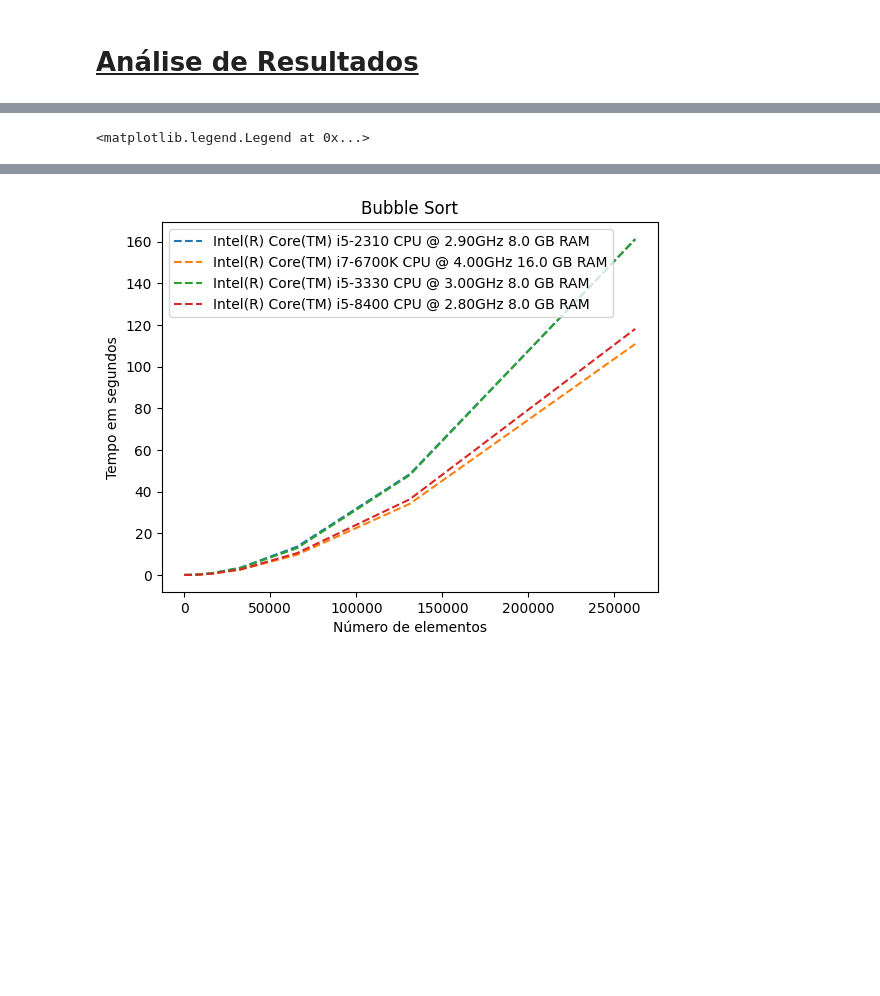
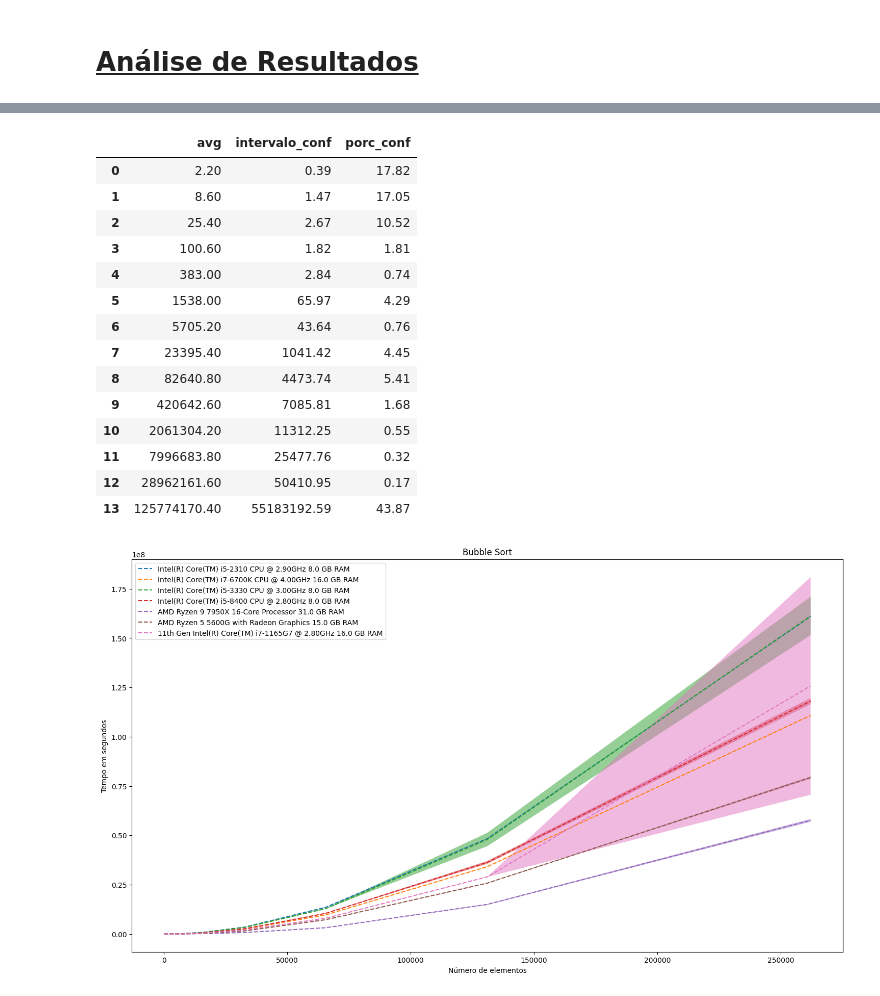
Before and after one commit to GuilhermeVaz1/Projeto_Probabilidade_Estatistica, a Jupyter notebook: analysis.ipynb, the cells around one changed output, grey strips where cells are left out. Cells and saved outputs as stored; diff of their text form; code cells hidden in the pictures; blank space fills up the shorter version.

```diff
--- a/analysis.ipynb
+++ b/analysis.ipynb
@@ -67,17 +71,26 @@ Podemos ver claramente que o merge Sort começa a tender para um comportamento $
 # %%
+pd.options.display.float_format = '{:.2f}'.format
 cur.execute('SELECT cpu, ram FROM hardware')
+plt.figure(figsize=(18,10))
 for cpu, ram in cur.fetchall():
     cur.execute(f"SELECT id FROM hardware WHERE cpu='{cpu}' AND ram={ram}")
     hardware_id = cur.fetchone()[0]
     cur.execute(f'SELECT * FROM merge({hardware_id}) WHERE size > 16')
     merge_results = pd.DataFrame(cur.fetchall(), columns=[f'{cpu} {str(ram)} GB RAM', 'hardware_id', 'size', 'time1', 'time2', 'time3', 'time4', 'time5'])
-    merge_results['avg'] = merge_results[['time1', 'time2', 'time3' , 'time4', 'time5']].mean(axis=1)/10e5
-    merge_results['desv_pad'] = merge_results[['time1', 'time2', 'time3' , 'time4', 'time5']].std(axis=1, ddof=1)/10e5
-    display(merge_results)
+    merge_results['avg'] = merge_results[['time1', 'time2', 'time3' , 'time4', 'time5']].mean(axis=1)
+    merge_results['desv_pad'] = merge_results[['time1', 'time2', 'time3' , 'time4', 'time5']].std(axis=1, ddof=1)
+    merge_results['intervalo_conf'] = 1.96*(merge_results['desv_pad']/np.sqrt(5))
+    merge_results['porc_conf'] = merge_results['intervalo_conf']*100/merge_results['avg']
+    # display(merge_results)
     plt.plot(merge_results['size'].tolist(), merge_results['avg'].tolist(), '--', label=f'{cpu} {ram} GB RAM')
+    plt.fill_between(merge_results['size'].tolist(), (merge_results['avg'] - merge_results['intervalo_conf']).tolist(), (merge_results['avg'] + merge_results['intervalo_conf']).tolist(), alpha=0.5)
     plt.title('Merge Sort')
+    display(merge_results[['avg', 'intervalo_conf', 'porc_conf']])
 
 plt.xlabel('Número de elementos')
 plt.ylabel('Tempo em segundos')
 plt.legend()
+# plt.xlim([0,8000])
+# plt.ylim([0,2000])
+plt.show()
 # %% [output]
@@ -148,17 +205,24 @@ Podemos ver as diferenças de tempo de execução em cada tipo de hardware.
 # %%
 cur.execute('SELECT cpu, ram FROM hardware')
+plt.figure(figsize=(18,10))
 for cpu, ram in cur.fetchall():
     cur.execute(f"SELECT id FROM hardware WHERE cpu='{cpu}' AND ram={ram}")
     hardware_id = cur.fetchone()[0]
     cur.execute(f'SELECT * FROM quick({hardware_id}) WHERE size > 16')
     quick_results = pd.DataFrame(cur.fetchall(), columns=[f'{cpu} {str(ram)} GB RAM', 'hardware_id', 'size', 'time1', 'time2', 'time3', 'time4', 'time5'])
-    quick_results['avg'] = quick_results[['time1', 'time2', 'time3' , 'time4', 'time5']].mean(axis=1)/10e5
-    quick_results['desv_pad'] = quick_results[['time1', 'time2', 'time3' , 'time4', 'time5']].std(axis=1, ddof=1)/10e5
-    display(quick_results)
+    quick_results['avg'] = quick_results[['time1', 'time2', 'time3' , 'time4', 'time5']].mean(axis=1)
+    quick_results['desv_pad'] = quick_results[['time1', 'time2', 'time3' , 'time4', 'time5']].std(axis=1, ddof=1)
+    quick_results['intervalo_conf'] = 1.96*(quick_results['desv_pad']/np.sqrt(5))
+    quick_results['porc_conf'] = quick_results['intervalo_conf']*100/quick_results['avg']
     plt.plot(quick_results['size'].tolist(), quick_results['avg'].tolist(), '--', label=f'{cpu} {ram} GB RAM')
+    plt.fill_between(quick_results['size'].tolist(), (quick_results['avg'] - quick_results['intervalo_conf']).tolist(), (quick_results['avg'] + quick_results['intervalo_conf']).tolist(), alpha=0.5)
     plt.title('Quick Sort')
+    display(quick_results[['avg', 'intervalo_conf', 'porc_conf']])
 
 plt.xlabel('Número de elementos')
 plt.ylabel('Tempo em segundos')
 plt.legend()
+# plt.xlim([0,8000])
+# plt.ylim([0,2000])
+plt.show()
 # %% [output]
@@ -227,17 +335,24 @@ plt.legend()
 # %%
 cur.execute('SELECT cpu, ram FROM hardware')
+plt.figure(figsize=(18,10))
 for cpu, ram in cur.fetchall():
     cur.execute(f"SELECT id FROM hardware WHERE cpu='{cpu}' AND ram={ram}")
     hardware_id = cur.fetchone()[0]
     cur.execute(f'SELECT * FROM bubble({hardware_id}) WHERE size > 16')
     bubble_results = pd.DataFrame(cur.fetchall(), columns=[f'{cpu} {str(ram)} GB RAM', 'hardware_id', 'size', 'time1', 'time2', 'time3', 'time4', 'time5'])
-    bubble_results['avg'] = bubble_results[['time1', 'time2', 'time3' , 'time4', 'time5']].mean(axis=1)/10e5
-    bubble_results['desv_pad'] = bubble_results[['time1', 'time2', 'time3' , 'time4', 'time5']].std(axis=1, ddof=1)/10e5
-    display(bubble_results)
+    bubble_results['avg'] = bubble_results[['time1', 'time2', 'time3' , 'time4', 'time5']].mean(axis=1)
+    bubble_results['desv_pad'] = bubble_results[['time1', 'time2', 'time3' , 'time4', 'time5']].std(axis=1, ddof=1)
+    bubble_results['intervalo_conf'] = 1.96*(bubble_results['desv_pad']/np.sqrt(5))
+    bubble_results['porc_conf'] = bubble_results['intervalo_conf']*100/bubble_results['avg']
     plt.plot(bubble_results['size'].tolist(), bubble_results['avg'].tolist(), '--', label=f'{cpu} {ram} GB RAM')
+    plt.fill_between(bubble_results['size'].tolist(), (bubble_results['avg'] - bubble_results['intervalo_conf']).tolist(), (bubble_results['avg'] + bubble_results['intervalo_conf']).tolist(), alpha=0.5)
     plt.title('Bubble Sort')
+    display(bubble_results[['avg', 'intervalo_conf', 'porc_conf']])
 
 plt.xlabel('Número de elementos')
 plt.ylabel('Tempo em segundos')
 plt.legend()
+# plt.xlim([0,8000])
+# plt.ylim([0,200000])
+plt.show()
 # %% [output]
@@ -304 +418,0 @@ plt.legend()
-<matplotlib.legend.Legend at 0x...>
@@ -305 +449,16 @@ plt.legend()
+|  | avg | intervalo_conf | porc_conf |
+| 0 | 2.20 | 0.39 | 17.82 |
+| 1 | 8.60 | 1.47 | 17.05 |
+| 2 | 25.40 | 2.67 | 10.52 |
+| 3 | 100.60 | 1.82 | 1.81 |
+| 4 | 383.00 | 2.84 | 0.74 |
+| 5 | 1538.00 | 65.97 | 4.29 |
+| 6 | 5705.20 | 43.64 | 0.76 |
+| 7 | 23395.40 | 1041.42 | 4.45 |
+| 8 | 82640.80 | 4473.74 | 5.41 |
+| 9 | 420642.60 | 7085.81 | 1.68 |
+| 10 | 2061304.20 | 11312.25 | 0.55 |
+| 11 | 7996683.80 | 25477.76 | 0.32 |
+| 12 | 28962161.60 | 50410.95 | 0.17 |
+| 13 | 125774170.40 | 55183192.59 | 43.87 |
-[figure, old version]
+[figure, new version]
```
Also changed, not shown: parts of 10 cells of this notebook, 1 other file.
